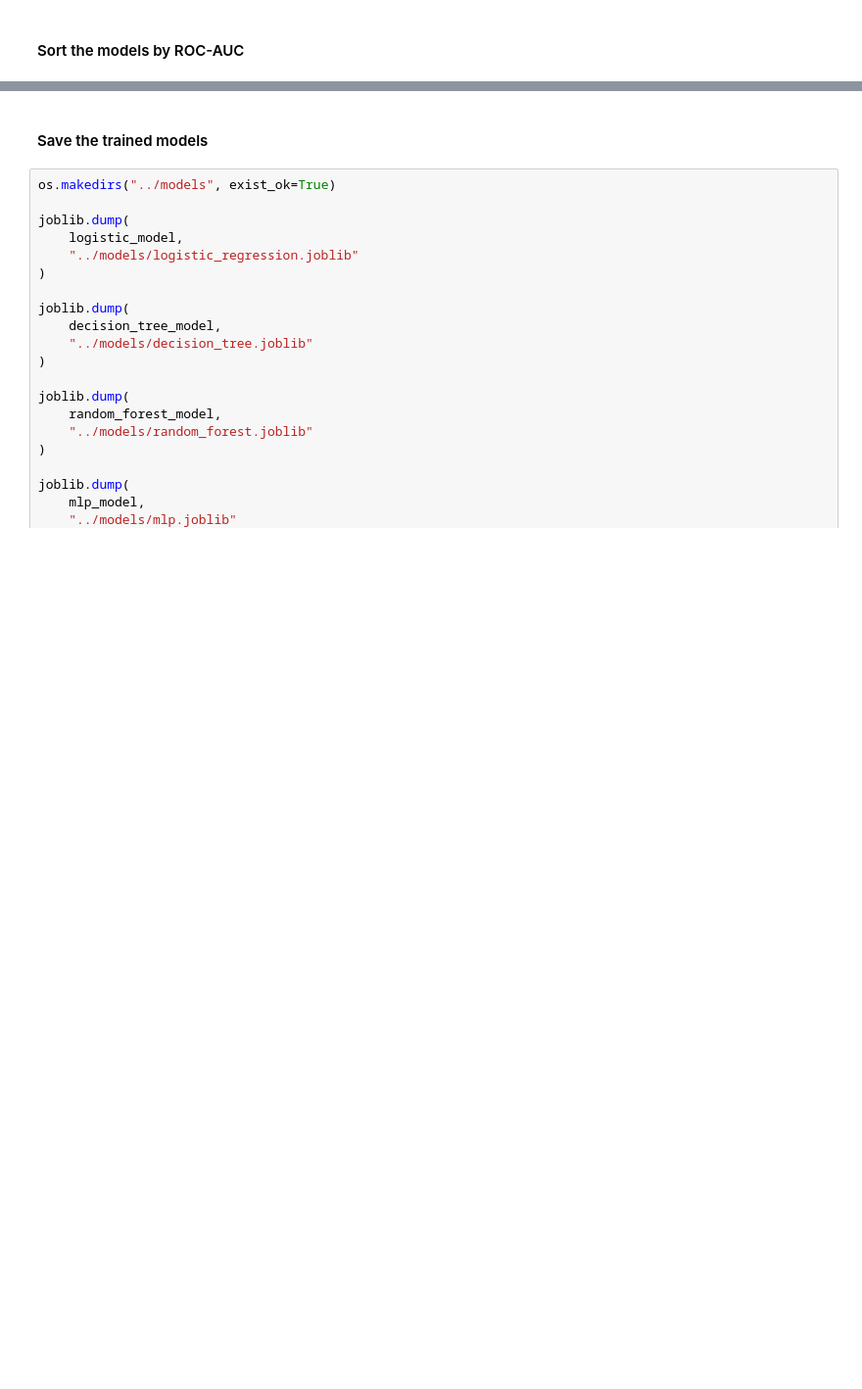
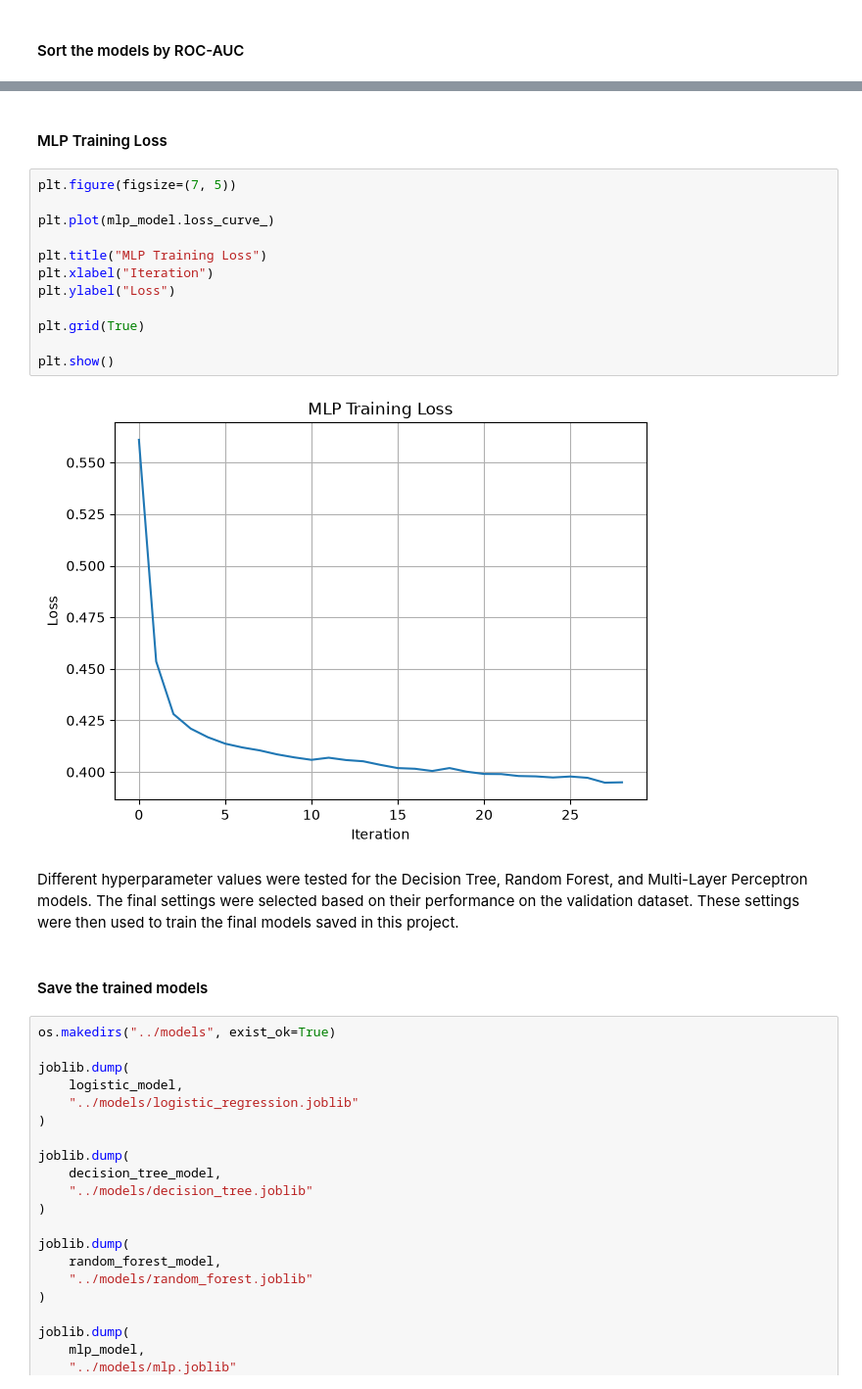
Before and after one commit to HtooAungKha/Telecommunication-Customer-Churn-Prediction, a Jupyter notebook: Notebooks/03_model_training.ipynb, the cells around one changed output, grey strips where cells are left out. Shown at 98% size. Saved outputs shown, nothing was run; the diff lists cells and outputs as text; blank space fills up the shorter version.

Commit message:
Update Notebook 3: add model tuning and training improvements

```diff
--- a/Notebooks/03_model_training.ipynb
+++ b/Notebooks/03_model_training.ipynb
@@ -260,3 +361,21 @@ results.sort_values(
+# %% [markdown]
+#### MLP Training Loss
+# %%
+plt.figure(figsize=(7, 5))
+
+plt.plot(mlp_model.loss_curve_)
+
+plt.title("MLP Training Loss")
+plt.xlabel("Iteration")
+plt.ylabel("Loss")
+
+plt.grid(True)
+
+plt.show()
+# %% [output]
+[figure, added]
+# %% [markdown]
+Different hyperparameter values were tested for the Decision Tree, Random Forest, and Multi-Layer Perceptron models. The final settings were selected based on their performance on the validation dataset. These settings were then used to train the final models saved in this project.
 # %% [markdown]
 #### Save the trained models
 # %%
```
Also changed, not shown: parts of 14 cells of this notebook, 2 other files.
